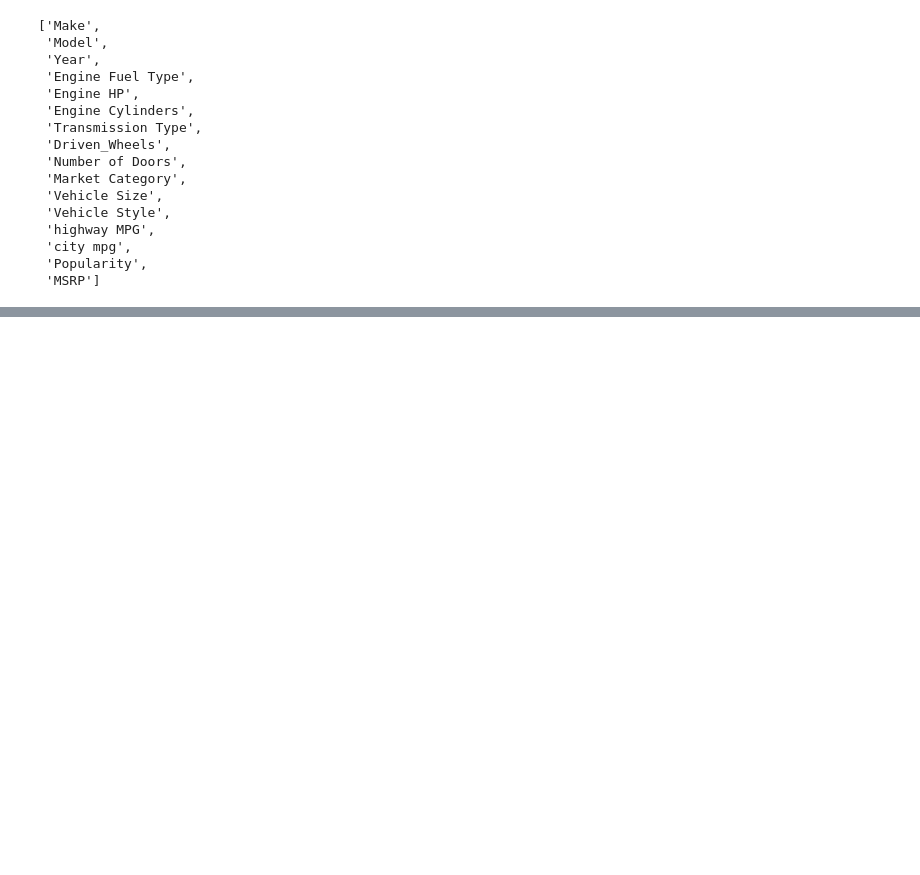
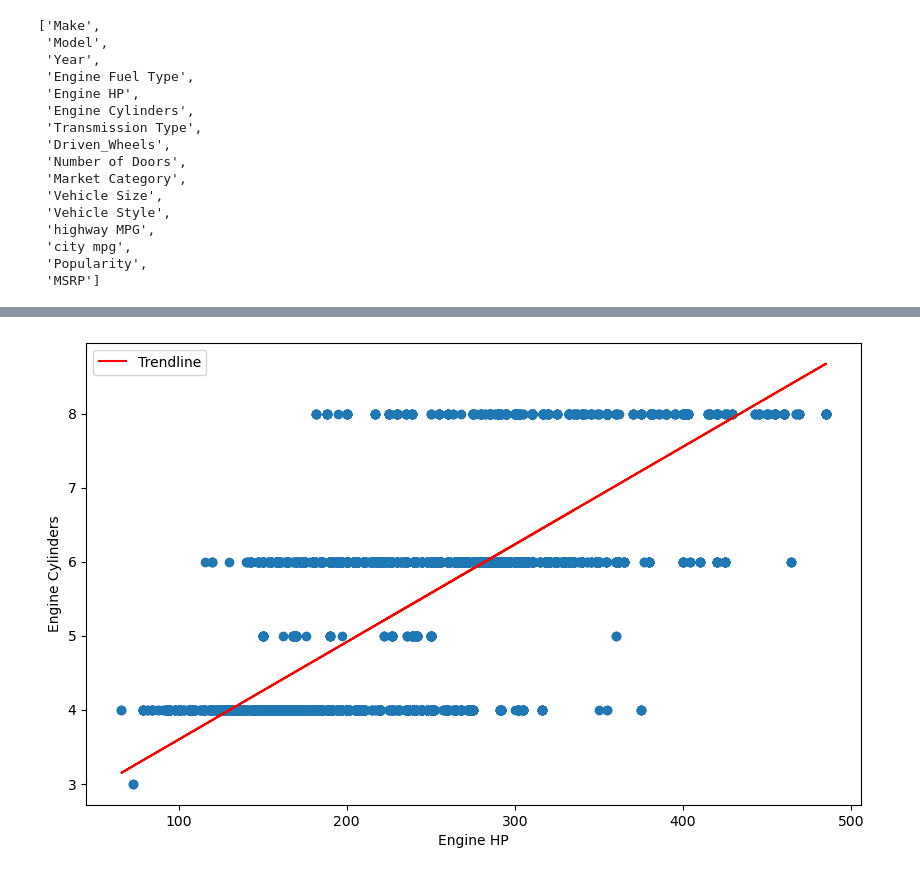
Before and after one commit to NMcHale029/SEIS631-Project2, a Jupyter notebook: project2.ipynb, the cells around one changed output, grey strips where cells are left out. Drawn from its saved outputs; the diff is of its cells as text; code cells hidden in the pictures; blank space fills up the shorter version.

```diff
--- a/project2.ipynb
+++ b/project2.ipynb
@@ -270,0 +271,20 @@ ValueError: Operands are not aligned. Do `left, right = left.align(right, axis=1
+# %%
+fig2, ax = plt.subplots(figsize=(10,6))
+x='Engine HP'
+y='Engine Cylinders'
+
+ax.scatter(df[x], df[y])
+
+coef = np.polyfit(df[x], df[y],1)
+trendline = np.poly1d(coef)
+
+plt.plot(df[x], trendline(df[x]), label= "Trendline", color ='red')
+
+ax.set_xlabel(x)
+ax.set_ylabel(y)
+
+
+plt.legend()
+plt.show()
+# %% [output]
+[figure, added]
```
Also changed, not shown: parts of 27 cells of this notebook, 1 other file.
